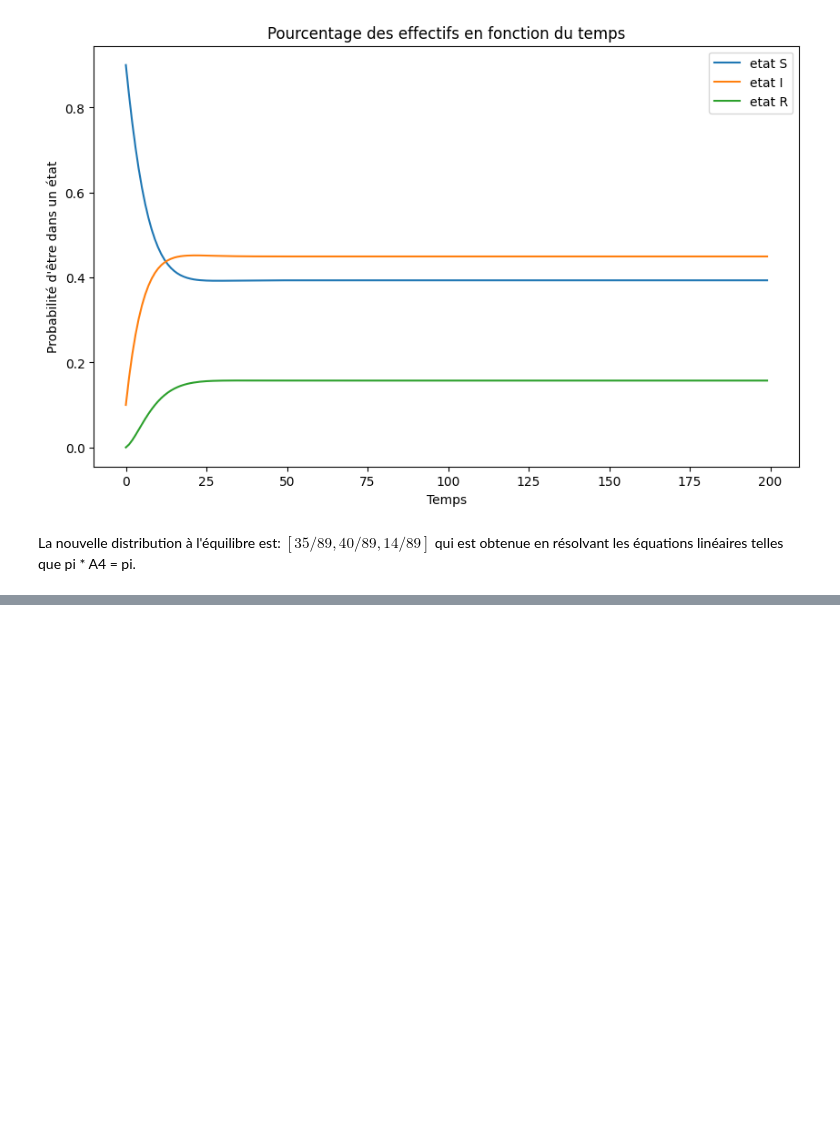
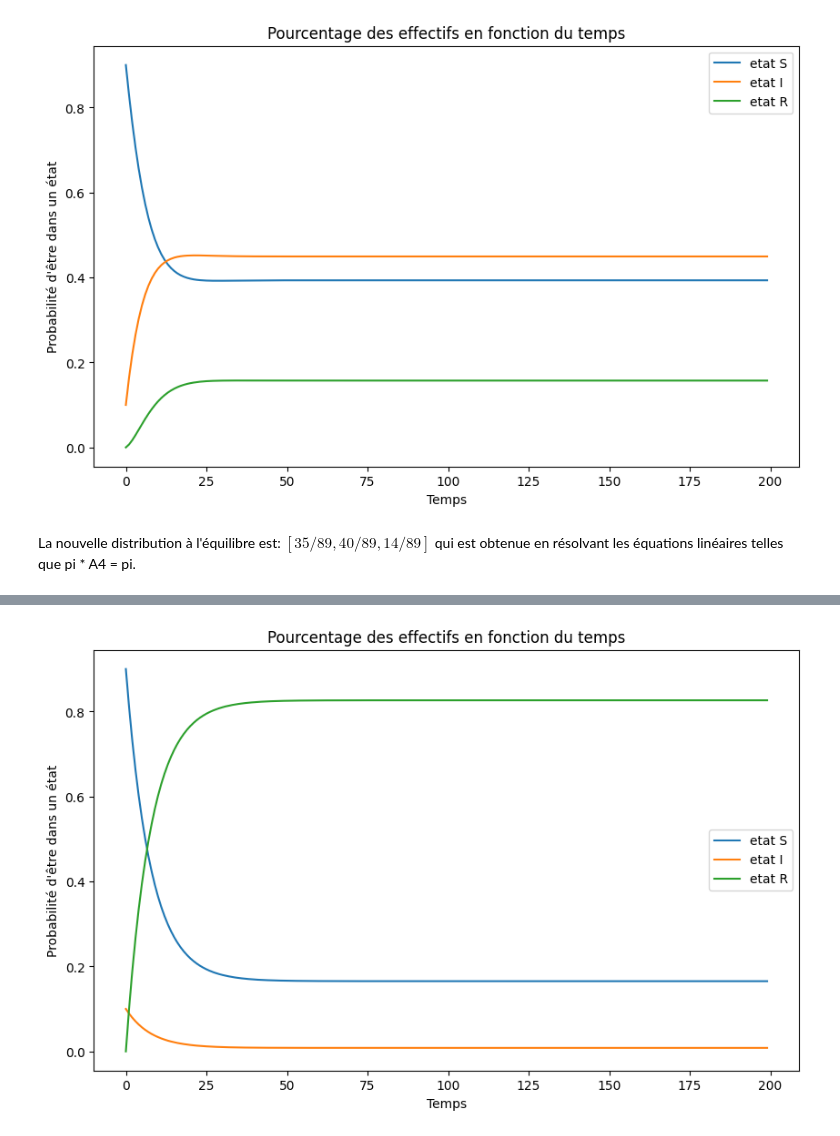
Before and after one commit to maelodie/markov, a Jupyter notebook: markov.ipynb, the cells around one changed output, grey strips where cells are left out. Drawn from its saved outputs; the diff is of its cells as text; code cells hidden in the pictures; blank space fills up the shorter version.

```diff
--- a/markov.ipynb
+++ b/markov.ipynb
@@ -552,0 +559,9 @@ La nouvelle distribution à l'équilibre est: $[35/89, 40/89, 14/89]$ qui est ob
+# %%
+MatriceVaccin = np.array(
+                        [[0.9 , 0.01, 0.09],
+                         [0. , 0.8 , 0.2 ],
+                         [0.02, 0. , 0.98]])
+
+affichage_distribution(distribution_etat(MatriceVaccin, pi0))
+# %% [output]
+[figure, added]
```
Also changed, not shown: parts of 4 cells of this notebook.
